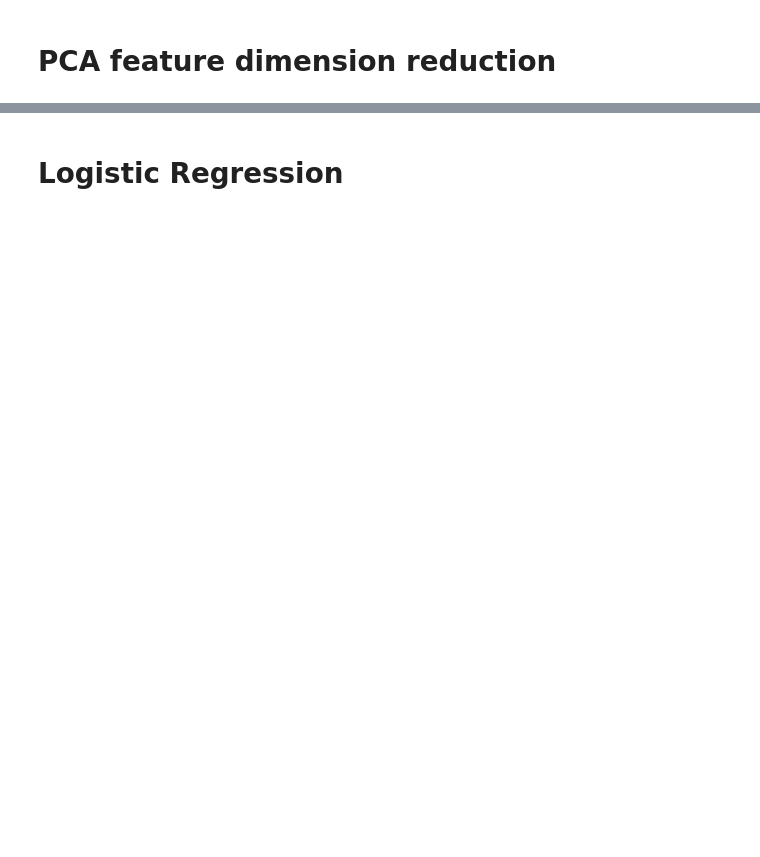
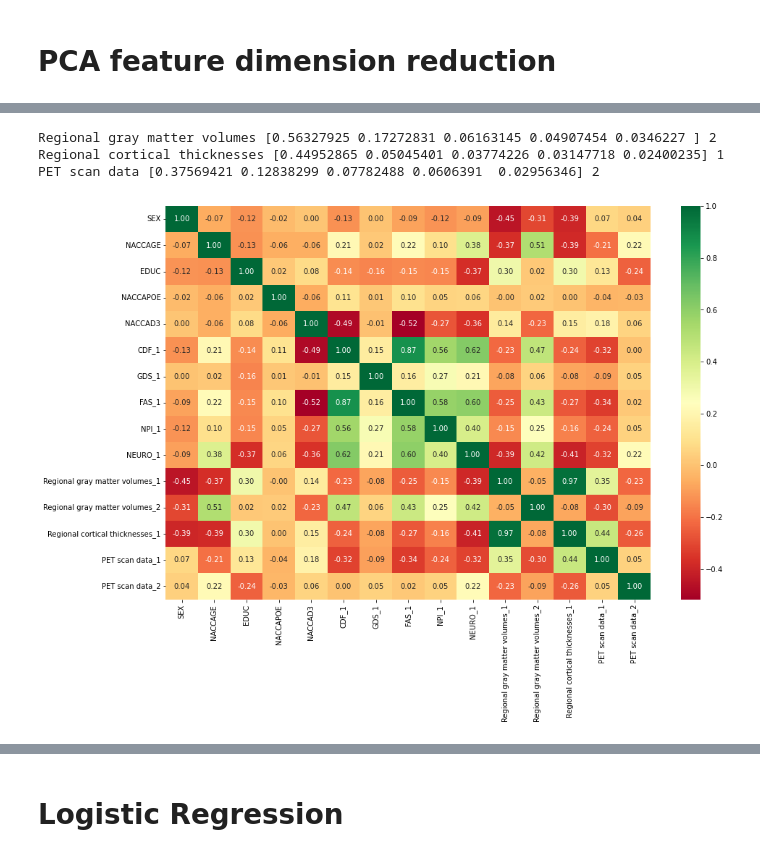
Before and after one commit to JeremyJosephLin/STA275_final_project, a Jupyter notebook: model/Baseline.ipynb, the cells around one changed output, grey strips where cells are left out. Cells and saved outputs as stored; diff of their text form; code cells hidden in the pictures; blank space fills up the shorter version.

```diff
--- a/model/Baseline.ipynb
+++ b/model/Baseline.ipynb
@@ -137,0 +115,7 @@ NEURO [0.37694625 0.10706489 0.08291709 0.07689244 0.05812998] 1
+# %%
+mri_pca, uds_mri_merged = mri_pca_transform(mri, uds_pca, True)
+# %% [output]
+Regional gray matter volumes [0.56327925 0.17272831 0.06163145 0.04907454 0.0346227 ] 2
+Regional cortical thicknesses [0.44952865 0.05045401 0.03774226 0.03147718 0.02400235] 1
+PET scan data [0.37569421 0.12838299 0.07782488 0.0606391  0.02956346] 2
+[figure, added]
```
Also changed, not shown: parts of 38 cells of this notebook.
